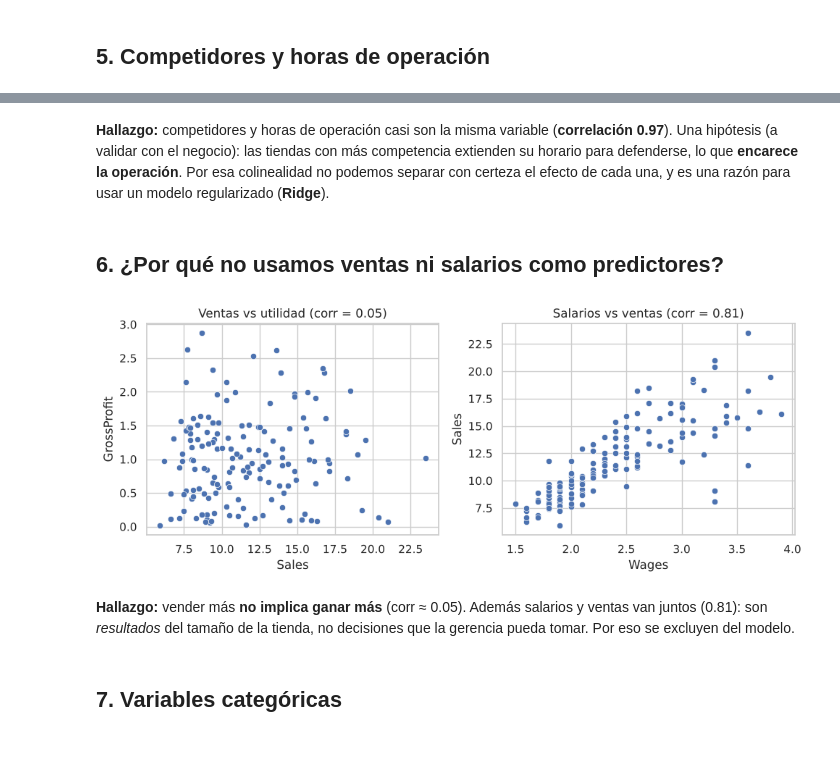
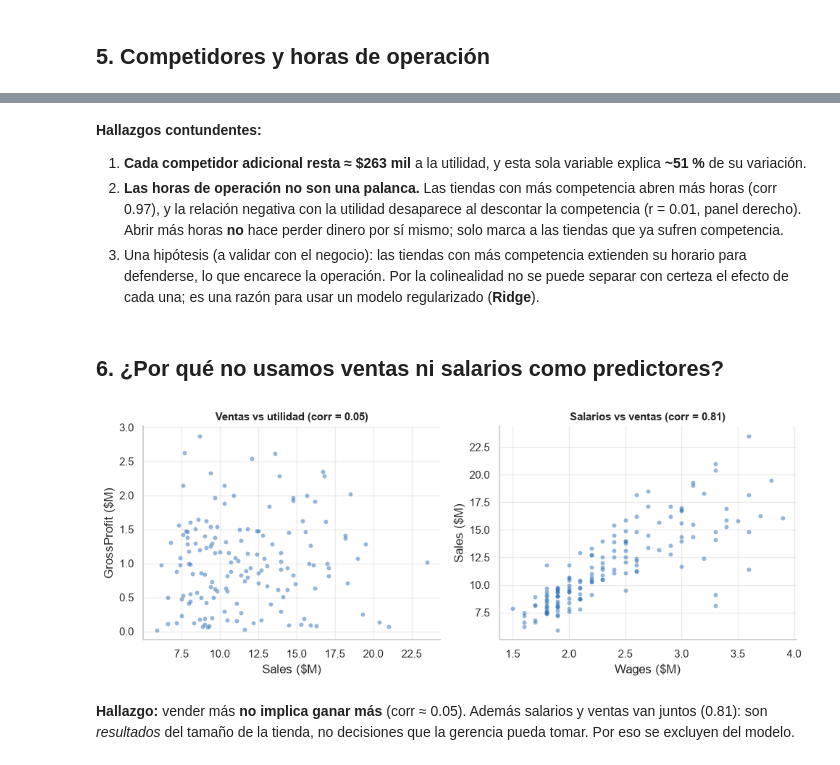
Before and after one commit to sebasmollinedo-dotcom/foodmart, a Jupyter notebook: notebooks/eda.ipynb, the cells around one changed output, grey strips where cells are left out. Cells and saved outputs as stored; diff of their text form; code cells hidden in the pictures.

```diff
--- a/notebooks/eda.ipynb
+++ b/notebooks/eda.ipynb
@@ -5,10 +16,20 @@
 # %%
+import numpy as np
 import pandas as pd
 import matplotlib.pyplot as plt
 import seaborn as sns
+from scipy import stats
+from sklearn.linear_model import Ridge
+from sklearn.model_selection import RepeatedKFold, cross_val_score
+from sklearn.pipeline import make_pipeline
+from sklearn.preprocessing import StandardScaler
 
-sns.set_theme(style="whitegrid", palette="deep")
-plt.rcParams["figure.dpi"] = 100
+# Estilo: un eje por gráfico, marcas finas, rejilla tenue, un tono principal y gris para el contexto
+AZUL, ROJO, GRIS = "#2a6fbb", "#c0392b", "#aab2bb"
+sns.set_theme(style="whitegrid", rc={
+    "axes.spines.top": False, "axes.spines.right": False, "grid.alpha": .35,
+    "figure.dpi": 100, "axes.titleweight": "bold", "axes.titlesize": 11,
+})
 
 df = pd.read_excel("../data/01_raw/StoresData.xlsx", sheet_name="Stores-Data")
 # Nombres de columnas más simples
@@ -139,20 +234,24 @@ Corr competidores-horas: 0.97
 # %% [markdown]
-**Hallazgo:** competidores y horas de operación casi son la misma variable (**correlación 0.97**). Una hipótesis (a validar con el negocio):
-las tiendas con más competencia extienden su horario para defenderse, lo que **encarece la operación**.
-Por esa colinealidad no podemos separar con certeza el efecto de cada una, y es una razón para usar un modelo regularizado (**Ridge**).
+**Hallazgos contundentes:**
+1. **Cada competidor adicional resta ≈ \$263 mil** a la utilidad, y esta sola variable explica **~51 %** de su variación.
+2. **Las horas de operación no son una palanca.** Las tiendas con más competencia abren más horas (corr 0.97), y la relación
+   negativa con la utilidad desaparece al descontar la competencia (r = 0.01, panel derecho). Abrir más horas **no** hace perder
+   dinero por sí mismo; solo marca a las tiendas que ya sufren competencia.
+3. Una hipótesis (a validar con el negocio): las tiendas con más competencia extienden su horario para defenderse, lo que encarece la operación.
+   Por la colinealidad no se puede separar con certeza el efecto de cada una; es una razón para usar un modelo regularizado (**Ridge**).
 # %% [markdown]
 ## 6. ¿Por qué no usamos ventas ni salarios como predictores?
 # %%
 fig, ax = plt.subplots(1, 2, figsize=(10, 4))
-sns.scatterplot(data=df, x="Sales", y="GrossProfit", ax=ax[0])
+ax[0].scatter(df["Sales"], df["GrossProfit"], s=18, color=AZUL, alpha=.5, linewidths=0)
 ax[0].set_title(f"Ventas vs utilidad (corr = {df['Sales'].corr(df['GrossProfit']):.2f})")
-sns.scatterplot(data=df, x="Wages", y="Sales", ax=ax[1])
+ax[0].set_xlabel("Sales (\$M)"); ax[0].set_ylabel("GrossProfit (\$M)")
+ax[1].scatter(df["Wages"], df["Sales"], s=18, color=AZUL, alpha=.5, linewidths=0)
 ax[1].set_title(f"Salarios vs ventas (corr = {df['Wages'].corr(df['Sales']):.2f})")
+ax[1].set_xlabel("Wages (\$M)"); ax[1].set_ylabel("Sales (\$M)")
 plt.tight_layout(); plt.show()
 # %% [output]
-[figure, old version]
+[figure, new version]
 # %% [markdown]
-**Hallazgo:** vender más **no implica ganar más** (corr ≈ 0.05). Además salarios y ventas van juntos (0.81): son *resultados* del tamaño de la tienda,
-no decisiones que la gerencia pueda tomar. Por eso se excluyen del modelo.
+**Hallazgo:** vender más **no implica ganar más** (corr ≈ 0.05). Además salarios y ventas van juntos (0.81): son *resultados* del
+tamaño de la tienda, no decisiones que la gerencia pueda tomar. Por eso se excluyen del modelo.
-# %% [markdown]
-## 7. Variables categóricas
```
Also changed, not shown: parts of 35 cells of this notebook, 15 other files.
